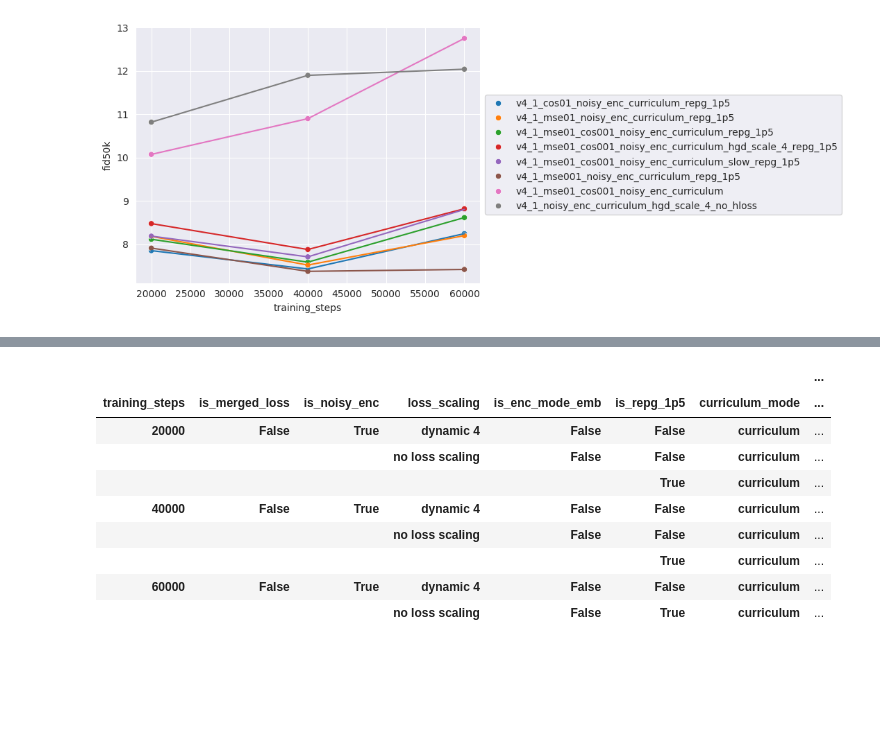
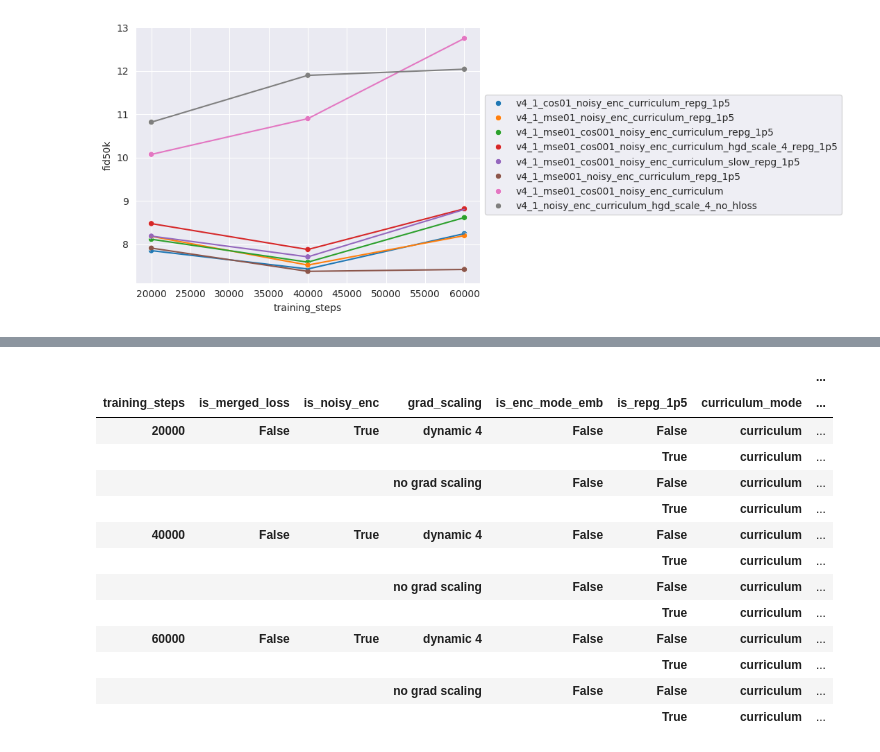
Before and after one commit to BartekPog/sfd-encoder, a Jupyter notebook: notebooks/fid_tables.ipynb, the cells around one changed output, grey strips where cells are left out. Saved outputs shown, nothing was run; the diff lists cells and outputs as text; code cells hidden in the pictures; blank space fills up the shorter version.

```diff
--- a/notebooks/fid_tables.ipynb
+++ b/notebooks/fid_tables.ipynb
@@ -798,42 +1512,46 @@ tab_df[["exp_base_name", "training_steps", "fid50k"]].sort_values(by="fid50k")
 # %%
 # Base loss variants
 
-spec_fields =["is_merged_loss", "is_noisy_enc", 'loss_scaling', 'is_enc_mode_emb', 'is_repg_1p5', "curriculum_mode", "is_same_t"]
+spec_fields =["is_merged_loss", "is_noisy_enc", 'grad_scaling', 'is_enc_mode_emb', 'is_repg_1p5', "curriculum_mode", "is_same_t"]
 
 tab_df = (
     df_table[
         (~df_table["exp_base_name"].str.contains("baseline"))
         & (df_table["training_steps"] <=120000)
         & (df_table["inference_type"] == "linear")
         & (df_table["pure_name"].str.contains("v4"))
     ]
     # .pivot_table(index=["training_steps", *spec_fields], values="fid50k", columns="pure_name", aggfunc="mean")
     # .sort_values(by=["training_steps", "fid50k"], ascending=False)
 )
 
 tab_df["is_shared_hidden_noise"] = tab_df["pure_name"].str.contains("v4.1")
 tab_df['no_prefix_name'] = tab_df['pure_name'].apply(lambda x: x.split("v4.1_")[-1] if "v4.1" in x else x.split("v4_")[-1])
 
-pvt = tab_df.pivot_table(index=["training_steps", *spec_fields], values="fid50k", columns="is_shared_hidden_noise", aggfunc="mean")
+pvt = tab_df.pivot_table(index=["training_steps", *spec_fields], values="fid50k", columns="is_shared_hidden_noise", aggfunc="min")
 
 pvt.dropna(how="any", axis=0)
 
 # Drop rows where there are less than 2 non-NaN values
 # tab_df = tab_df[tab_df.notna().sum(axis=1) >= 2]
 
 # tab_df[(tab_df[True].notna()) & (tab_df[False].notna())]
 # tab_df
 # %% [output]
 |  |  |  |  |  |  |  | ... |
-| training_steps | is_merged_loss | is_noisy_enc | loss_scaling | is_enc_mode_emb | is_repg_1p5 | curriculum_mode | ... |
+| training_steps | is_merged_loss | is_noisy_enc | grad_scaling | is_enc_mode_emb | is_repg_1p5 | curriculum_mode | ... |
 | 20000 | False | True | dynamic 4 | False | False | curriculum | ... |
-|  |  |  | no loss scaling | False | False | curriculum | ... |
+|  |  |  |  |  | True | curriculum | ... |
+|  |  |  | no grad scaling | False | False | curriculum | ... |
 |  |  |  |  |  | True | curriculum | ... |
 | 40000 | False | True | dynamic 4 | False | False | curriculum | ... |
-|  |  |  | no loss scaling | False | False | curriculum | ... |
+|  |  |  |  |  | True | curriculum | ... |
+|  |  |  | no grad scaling | False | False | curriculum | ... |
 |  |  |  |  |  | True | curriculum | ... |
 | 60000 | False | True | dynamic 4 | False | False | curriculum | ... |
-|  |  |  | no loss scaling | False | True | curriculum | ... |
+|  |  |  |  |  | True | curriculum | ... |
+|  |  |  | no grad scaling | False | False | curriculum | ... |
+|  |  |  |  |  | True | curriculum | ... |
 # %%
 tab_df
 # %% [output]
```
Also changed, not shown: parts of 47 cells of this notebook, 34 other files.
